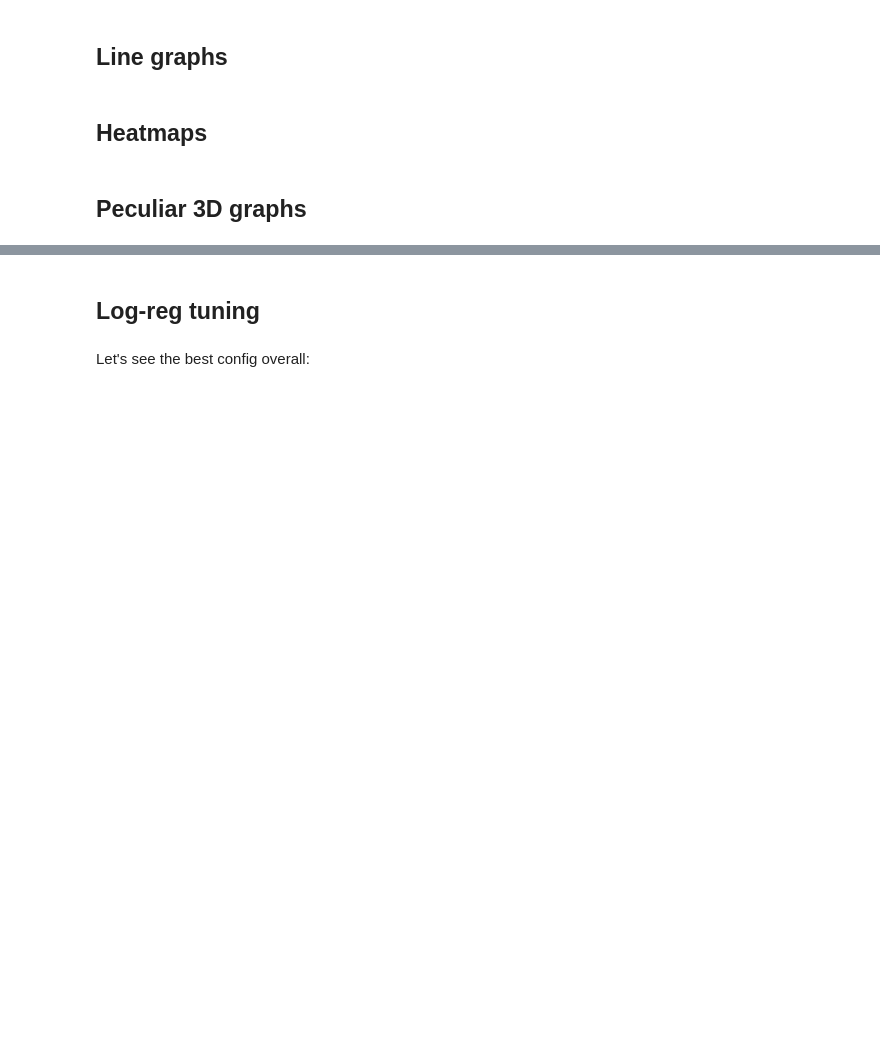
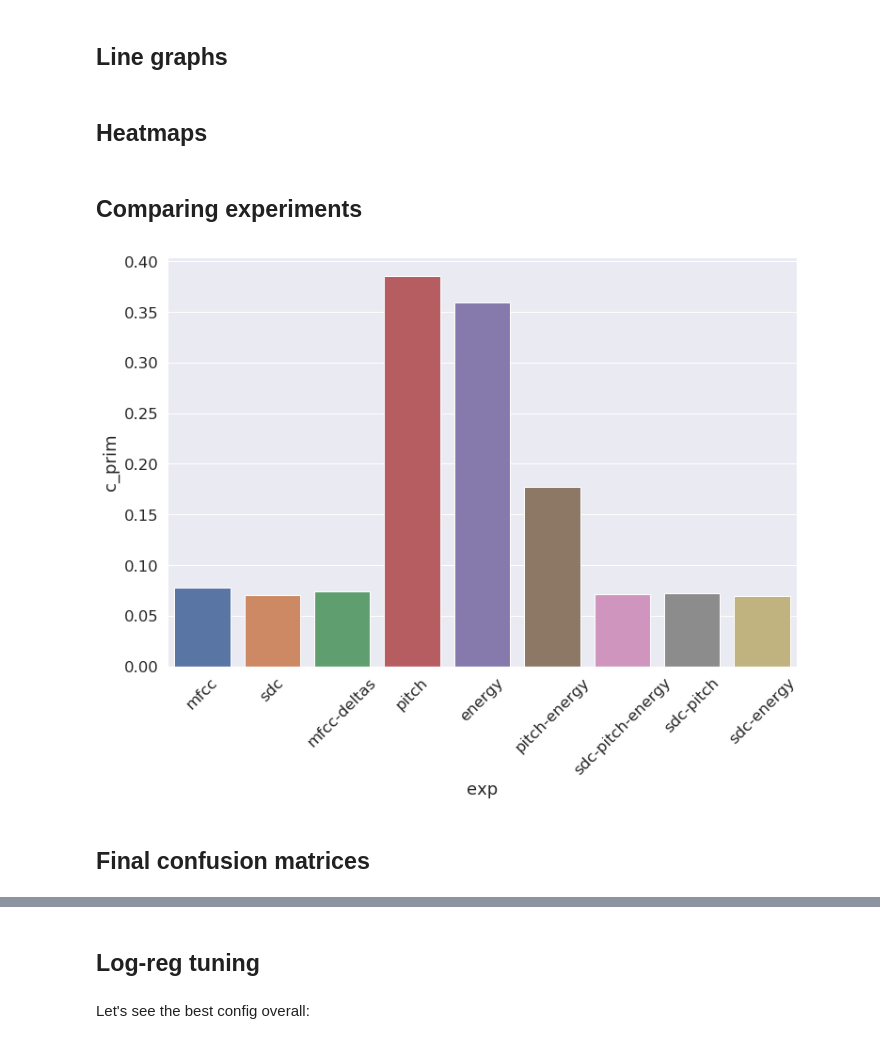
Before and after one commit to samsucik/prosodic-lid-globalphone-dissertation, a Jupyter notebook: graphing/Graphing.ipynb, the cells around one changed output, grey strips where cells are left out. Saved outputs shown, nothing was run; the diff lists cells and outputs as text; code cells hidden in the pictures; blank space fills up the shorter version.

Commit message:
Re-organised the experiment results. Added confusion matrices plotting.

```diff
--- a/graphing/Graphing.ipynb
+++ b/graphing/Graphing.ipynb
@@ -162,2 +155,0 @@ def columns_to_heatmap(cols):
-# %% [markdown]
-## Peculiar 3D graphs
@@ -234,0 +156,13 @@ def plot_weird_3d(data, w=15, h=3.5, x_label="Y", y_label="(x_1, x_2) ranges",
+# %% [markdown]
+## Comparing experiments
+# %%
+df = pd.read_csv("data/summary.csv")
+plt.figure(figsize=(12,8))
+plot = sns.barplot(x="exp", y="c_prim", data=df)
+for item in plot.get_xticklabels():
+    item.set_rotation(45)
+plt.show()
+# %% [output]
+[figure, added]
+# %% [markdown]
+## Final confusion matrices
```
Also changed, not shown: parts of 11 cells of this notebook, 50 other files.
